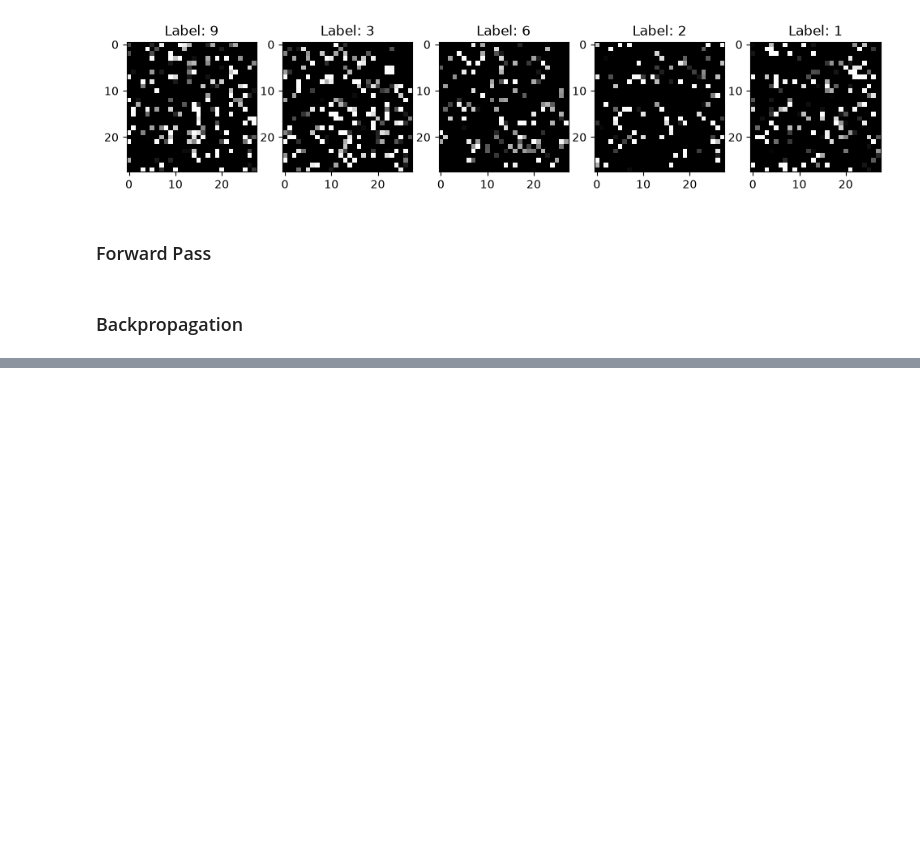
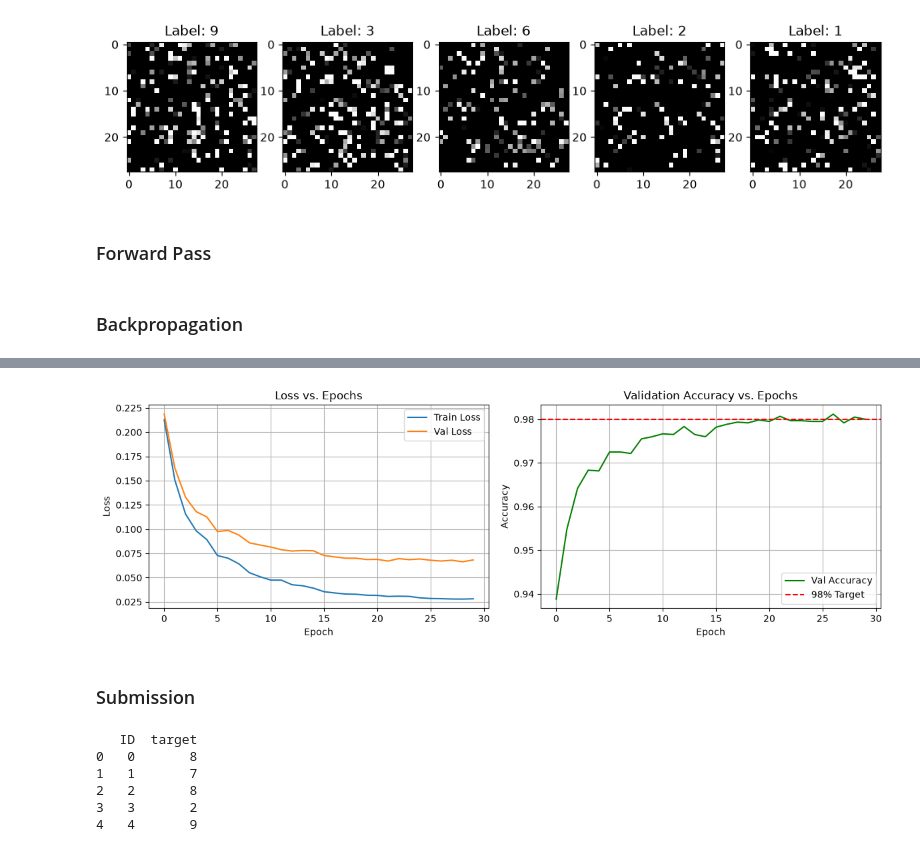
Before and after one commit to robyk01/neural-networks, a Jupyter notebook: assignment3/mlp.ipynb, the cells around one changed output, grey strips where cells are left out. Cells and saved outputs as stored; diff of their text form; code cells hidden in the pictures; blank space fills up the shorter version.

```diff
--- a/assignment3/mlp.ipynb
+++ b/assignment3/mlp.ipynb
@@ -109,0 +141,7 @@ def backward(y_true, cache, params):
+# %%
+# quick test
+params = init_params()
+y_hat, cache = forward(X_train[:4], params)
+grads = backward(one_hot(y_train[:4]), cache, params)
+print('Y_hat shape:', y_hat.shape)
+print('dW1 shape:', grads['dW1'].shape)
@@ -109,0 +151,8 @@ def backward(y_true, cache, params):
+# %%
+def ce_loss(y_true, y_hat, params):
+    m = y_true.shape[0]
+    eps = 1e-15
+    y_hat = np.clip(y_hat, eps, 1 - eps)
+    ce_loss = - np.sum(y_true * np.log(y_hat)) / m
+
+    return ce_loss
@@ -109,0 +237,27 @@ def backward(y_true, cache, params):
+# %%
+import matplotlib.pyplot as plt
+
+fig, (ax1, ax2) = plt.subplots(1, 2, figsize=(12, 4))
+
+ax1.plot(train_losses, label="Train Loss")
+ax1.plot(val_losses, label="Val Loss")
+ax1.set_title("Loss vs. Epochs")
+ax1.set_xlabel("Epoch")
+ax1.set_ylabel("Loss")
+ax1.legend()
+ax1.grid(True)
+
+ax2.plot(val_accs, label="Val Accuracy", color="green")
+ax2.axhline(0.98, color="red", linestyle="--", label="98% Target")
+ax2.set_title("Validation Accuracy vs. Epochs")
+ax2.set_xlabel("Epoch")
+ax2.set_ylabel("Accuracy")
+ax2.legend()
+ax2.grid(True)
+
+plt.tight_layout()
+plt.show()
+# %% [output]
+[figure, added]
+# %% [markdown]
+### Submission
@@ -109,0 +269,16 @@ def backward(y_true, cache, params):
+# %%
+import pandas as pd
+
+sub = pd.DataFrame({
+    'ID': np.arange(len(test_preds)),
+    'target': test_preds
+})
+sub.to_csv('submission.csv', index=False)
+print(sub.head())
+# %% [output]
+   ID  target
+0   0       8
+1   1       7
+2   2       8
+3   3       2
+4   4       9
```
Also changed, not shown: parts of 8 cells of this notebook, 1 other file.
